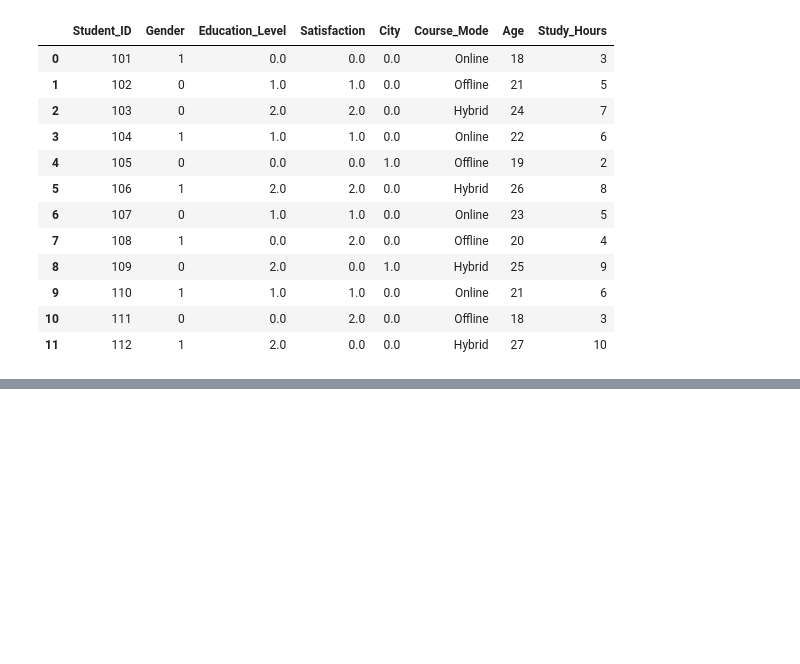
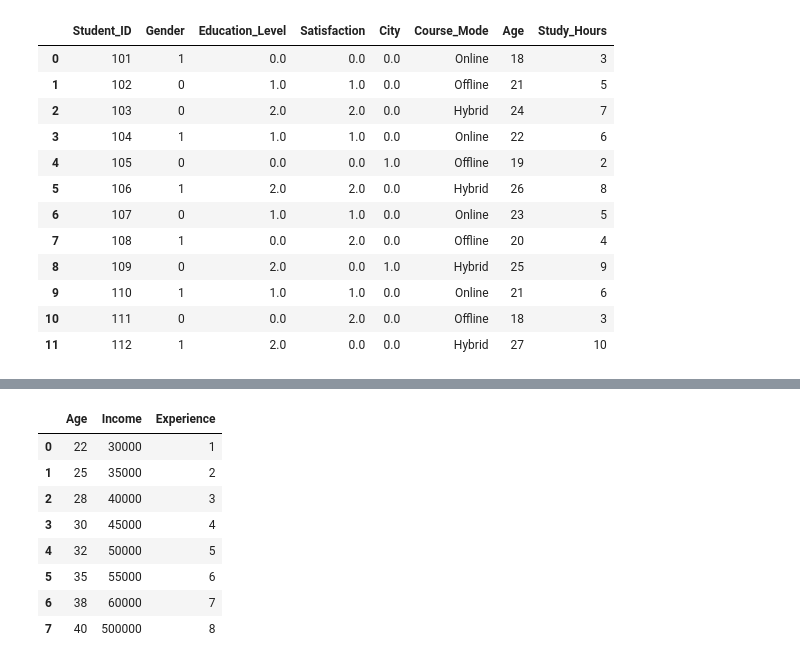
Before and after one commit to adityaraj790391-svg/machine-learning, a Jupyter notebook: Sem 3/encoding.ipynb, the cells around one changed output, grey strips where cells are left out. Drawn from its saved outputs; the diff is of its cells as text; code cells hidden in the pictures; blank space fills up the shorter version.

```diff
--- a/Sem 3/encoding.ipynb
+++ b/Sem 3/encoding.ipynb
@@ -123,0 +124,13 @@ df
+# %%
+df1 = pd.read_csv('scaling_with_outlier_dataset.csv')
+df1
+# %% [output]
+|  | Age | Income | Experience |
+| 0 | 22 | 30000 | 1 |
+| 1 | 25 | 35000 | 2 |
+| 2 | 28 | 40000 | 3 |
+| 3 | 30 | 45000 | 4 |
+| 4 | 32 | 50000 | 5 |
+| 5 | 35 | 55000 | 6 |
+| 6 | 38 | 60000 | 7 |
+| 7 | 40 | 500000 | 8 |
```
Also changed, not shown: parts of 2 cells of this notebook, 1 other file.
